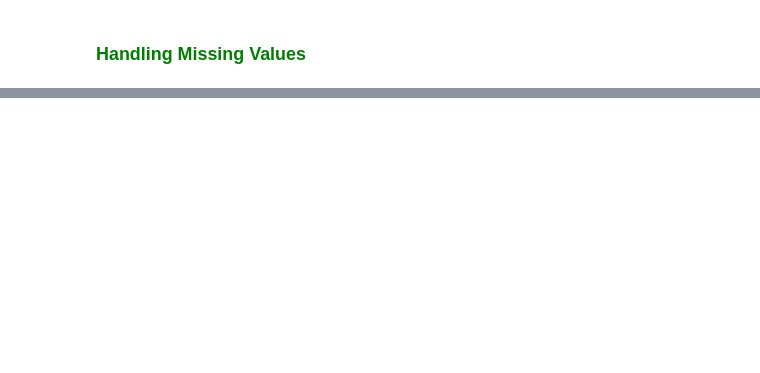
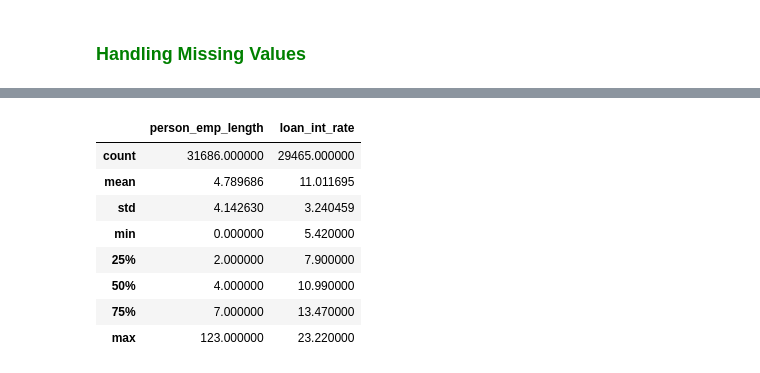
Before and after one commit to valkiss024/credit-risk-analysis, a Jupyter notebook: Credit Analysis.ipynb, the cells around one changed output, grey strips where cells are left out. Saved outputs shown, nothing was run; the diff lists cells and outputs as text; code cells hidden in the pictures; blank space fills up the shorter version.

```diff
--- a/Credit Analysis.ipynb
+++ b/Credit Analysis.ipynb
@@ -307,0 +367,12 @@ for i in range(len(credit_cat_cols)):
+# %%
+credit[['person_emp_length', 'loan_int_rate']].describe()
+# %% [output]
+|  | person_emp_length | loan_int_rate |
+| count | 31686.000000 | 29465.000000 |
+| mean | 4.789686 | 11.011695 |
+| std | 4.142630 | 3.240459 |
+| min | 0.000000 | 5.420000 |
+| 25% | 2.000000 | 7.900000 |
+| 50% | 4.000000 | 10.990000 |
+| 75% | 7.000000 | 13.470000 |
+| max | 123.000000 | 23.220000 |
```
Also changed, not shown: parts of 20 cells of this notebook.
